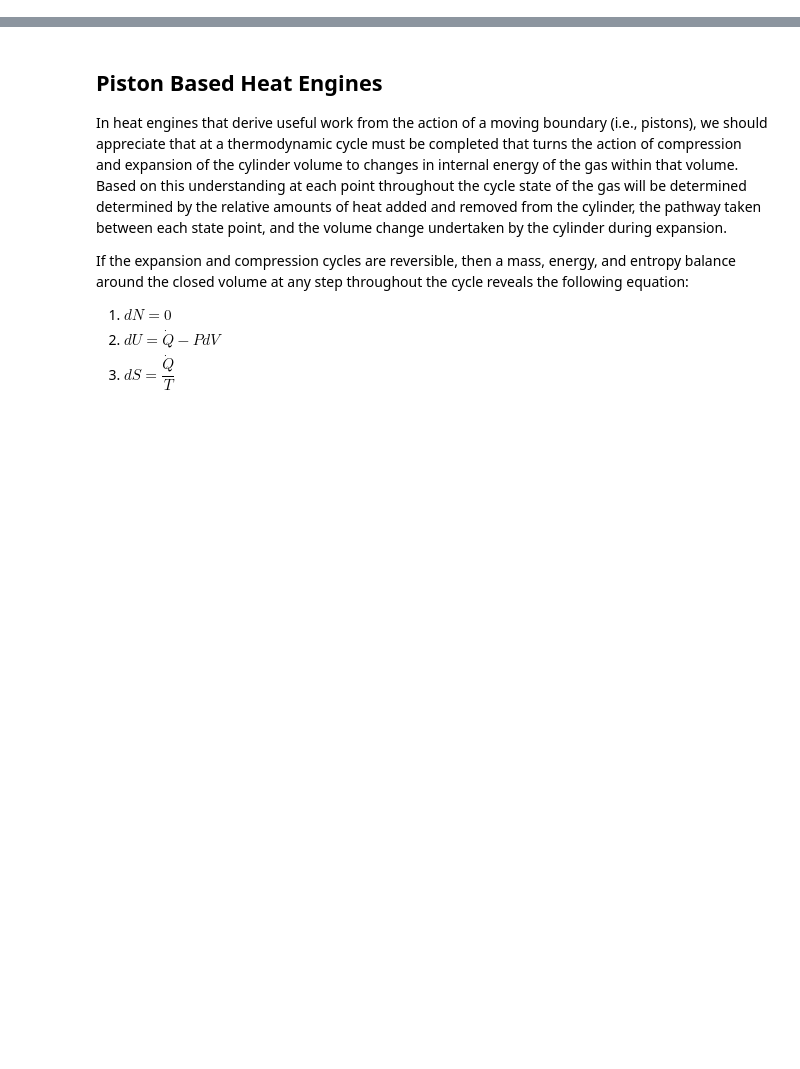
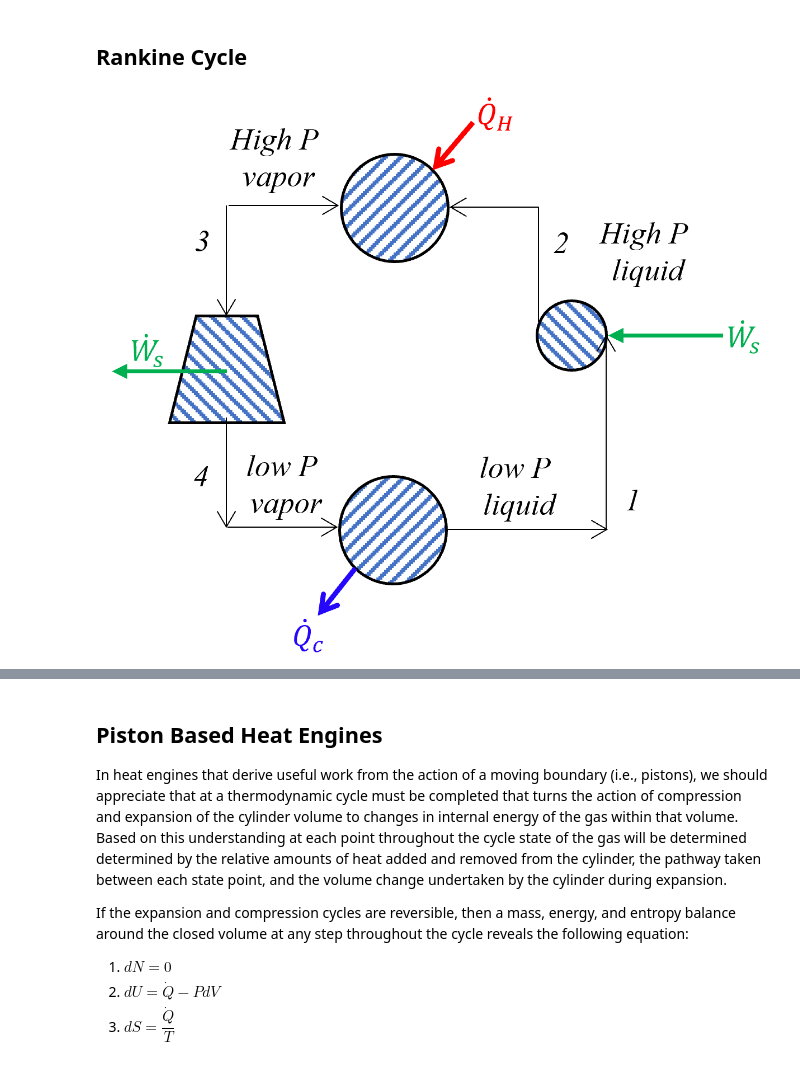
Before and after one commit to richardslaboratory/ChBE211_OER, a Jupyter notebook: _sources/Ch3/3.Heat-Engines.ipynb, the cells around one changed output, grey strips where cells are left out. Drawn from its saved outputs; the diff is of its cells as text; code cells hidden in the pictures; blank space fills up the shorter version.

```diff
--- a/_sources/Ch3/3.Heat-Engines.ipynb
+++ b/_sources/Ch3/3.Heat-Engines.ipynb
@@ -20 +22,7 @@ We will cover three examples of modern heat engines:
+# %% [markdown]
+## Rankine Cycle
+# %%
+Image(os.path.join(path, "Rankine Cycle.png"))
+# %% [output]
+[figure, added]
 # %% [markdown]
```
Also changed, not shown: parts of 8 cells of this notebook, 18 other files.
